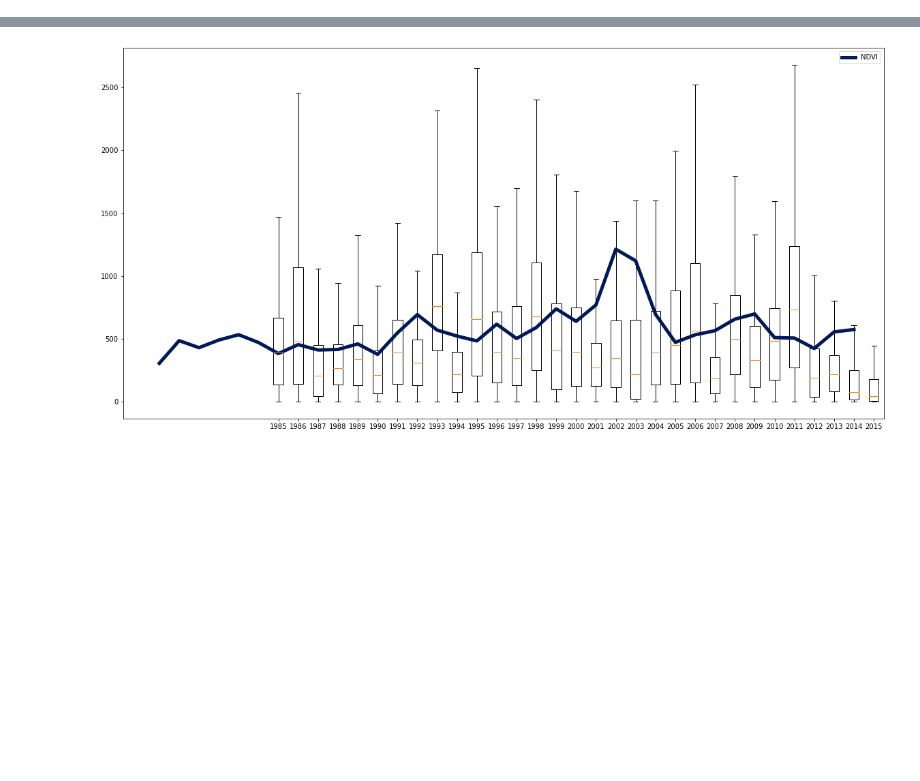
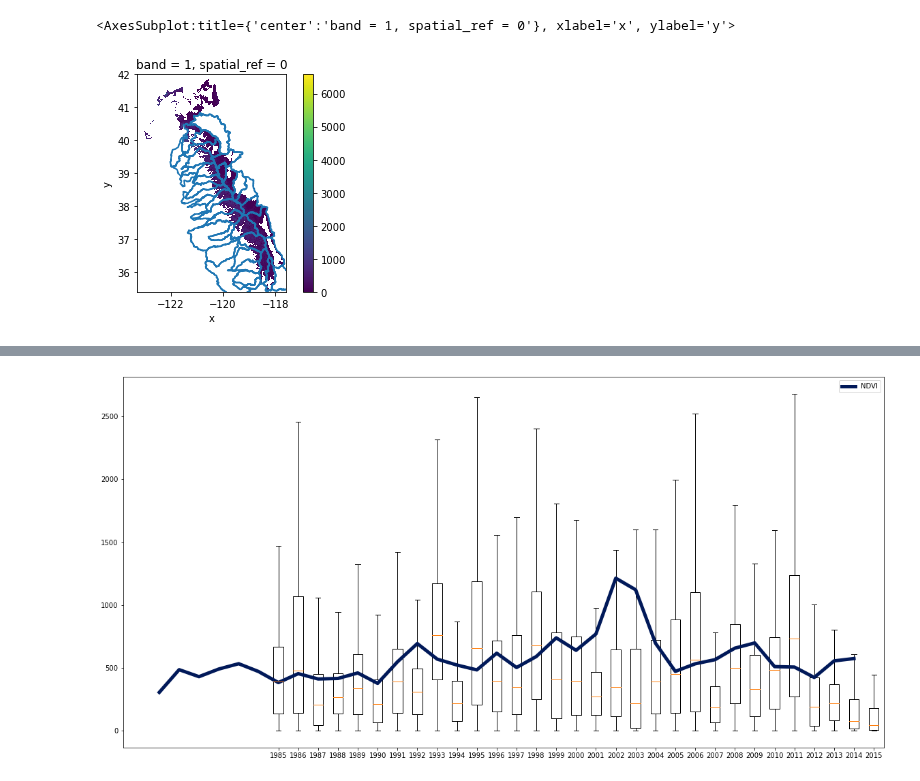
Before and after one commit to mariannecowherd/pe_snow_fires, a Jupyter notebook: scripts/swe_reanalysis.ipynb, the cells around one changed output, grey strips where cells are left out. Cells and saved outputs as stored; diff of their text form; code cells hidden in the pictures; blank space fills up the shorter version.

```diff
--- a/scripts/swe_reanalysis.ipynb
+++ b/scripts/swe_reanalysis.ipynb
@@ -29,0 +25,9 @@ newcmp = matplotlib.colors.ListedColormap(newcolors)
+# %%
+max_path = 'c:/users/marianne/documents/data/'
+swe = rxr.open_rasterio(max_path + 'max_swe2001.tif')
+f,ax=plt.subplots()
+swe.plot(ax=ax)
+sn_watersheds.boundary.plot(ax=ax)
+# %% [output]
+<AxesSubplot:title={'center':'band = 1, spatial_ref = 0'}, xlabel='x', ylabel='y'>
+[figure, added]
```
Also changed, not shown: parts of 22 cells of this notebook.
